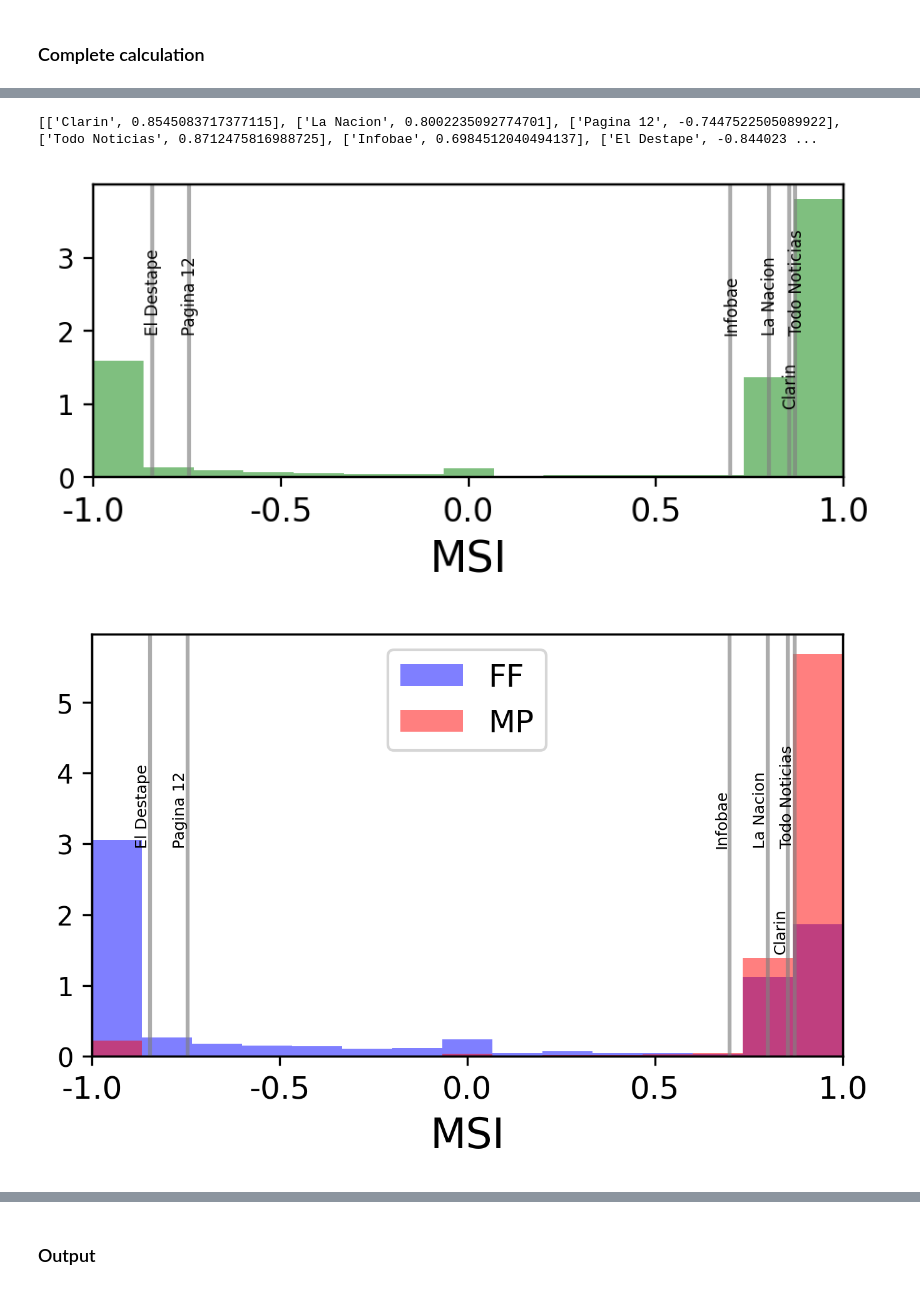
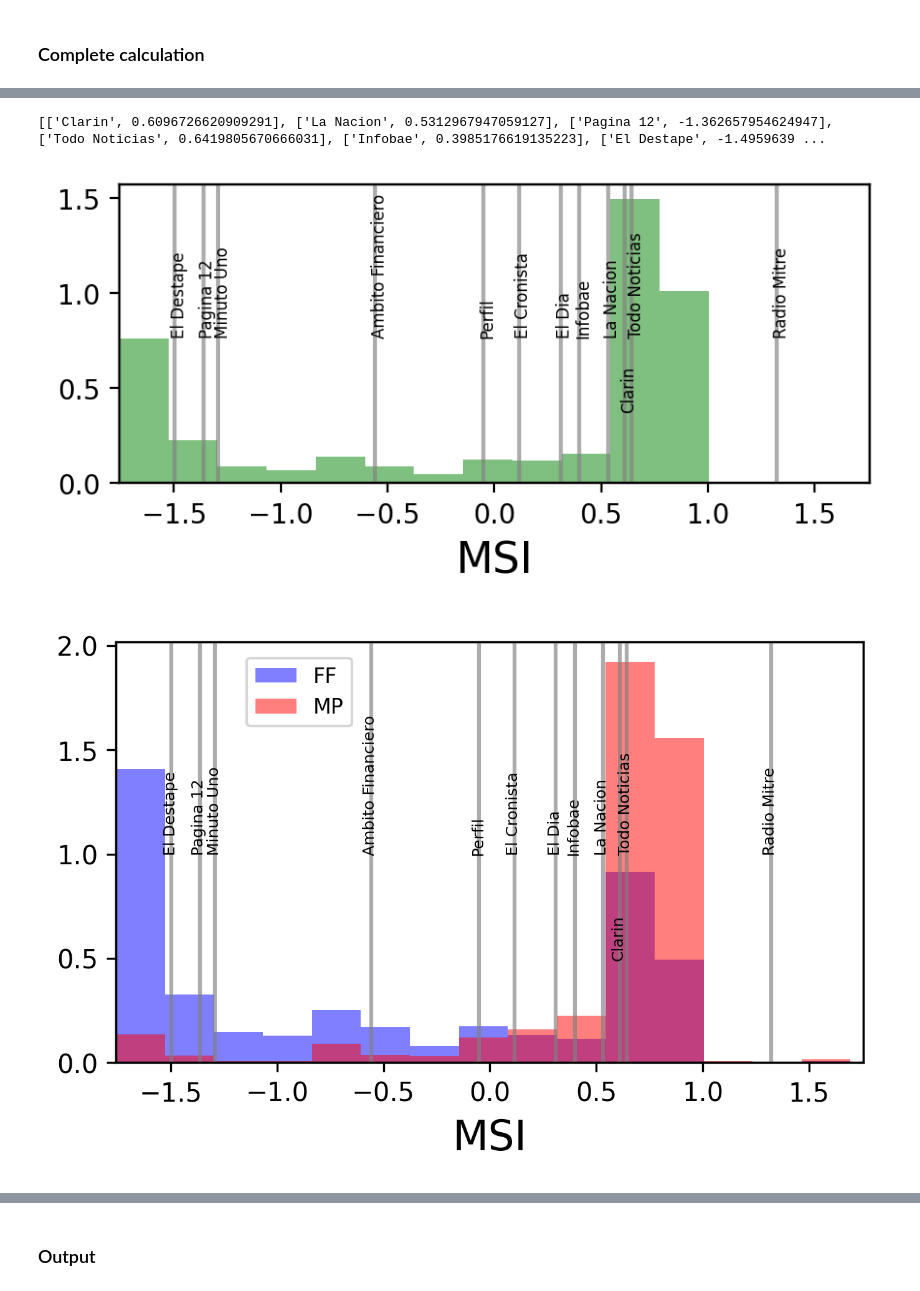
Before and after one commit to spinto88/MediaSharingIndex, a Jupyter notebook: MediaShareIndex_ppal_media.ipynb, the cells around one changed output, grey strips where cells are left out. Drawn from its saved outputs; the diff is of its cells as text; code cells hidden in the pictures.

```diff
--- a/MediaShareIndex_ppal_media.ipynb
+++ b/MediaShareIndex_ppal_media.ipynb
@@ -84,7 +84,10 @@ def calculate_scores(A, it=15):
 
 Preprocessing: we take the principal media outlets and those users that share at least two different principal media outlets
 # %%
-user_media_df_filtrado = user_media_df[['Clarin', 'La Nacion', 'Pagina 12', 'Todo Noticias', 'Infobae', 'El Destape']].copy()
+ppal_media = ['Clarin', 'La Nacion', 'Pagina 12', 'Todo Noticias', 'Infobae', 'El Destape']
+ppal_media += ['Ambito Financiero', 'Minuto Uno', 'Perfil', 'El Cronista', 'El Dia', 'Radio Mitre']
+
+user_media_df_filtrado = user_media_df[ppal_media].copy()
 # %%
 potential_users_msi_defined = user_media_df_filtrado[user_media_df_filtrado.apply(np.count_nonzero, axis = 1) > 0].shape[0]
 print(potential_users_msi_defined)
@@ -93,5 +96,5 @@ print(potential_users_msi_defined)
 # %%
-user_media_df_filtrado = user_media_df_filtrado[user_media_df_filtrado.apply(np.count_nonzero, axis = 1) > 1].copy()
+user_media_df_filtrado = user_media_df_filtrado[user_media_df_filtrado.apply(np.count_nonzero, axis = 1) > 2].copy()
 # %%
 user_media_df_filtrado.head(n = 5)
 # %% [output]
@@ -233,5 +236,5 @@ Text(0.5, 1.0, "Media outlets' index")
 ### Complete calculation
 # %%
 #### Aplication over data
-user_media_df_filtrado = user_media_df[['Clarin', 'La Nacion', 'Pagina 12', 'Todo Noticias', 'Infobae', 'El Destape']].copy()
+user_media_df_filtrado = user_media_df[ppal_media].copy()
 user_media_df_filtrado = user_media_df_filtrado[user_media_df_filtrado.apply(np.count_nonzero, axis = 1) > 0].copy()
@@ -241,25 +277,17 @@ A = user_media_df_filtrado.to_numpy()
 # %%
-score_users_new = np.random.normal(loc = 0, scale = 1.00, size = A.shape[0])
-score_users_new = (score_users_new - np.mean(score_users_new))/np.std(score_users_new)
-
-for iteration in range(50):
-
-    score_media_new = np.array([np.average(score_users_new, weights=A[:,i]) for i in range(A.shape[1])])
-    score_users_new = np.array([np.average(score_media_new, weights=A[j,:]) for j in range(A.shape[0])])
-
-    score_users_new = (score_users_new - np.mean(score_users_new))/np.std(score_users_new)
-
-score_users = (-1 + 2 * (score_users_new-np.min(score_users_new))/np.ptp(score_users_new)) #scaled
+#score_users = (-1 + 2 * (score_users_new-np.min(score_users_new))/np.ptp(score_users_new)) #scaled
+score_users = score_users_new
 # %%
 score_media = np.array([np.average(score_users, weights=A[:,i]) for i in range(A.shape[1])])
 media_score = [[user_media_df_filtrado.columns[i], score_media[i]] for i in range(len(score_media))]
 print(media_score)
 # %% [output]
-[['Clarin', 0.8545083717377115], ['La Nacion', 0.8002235092774701], ['Pagina 12', -0.7447522505089922], ['Todo Noticias', 0.8712475816988725], ['Infobae', 0.6984512040494137], ['El Destape', -0.844023 ...
+[['Clarin', 0.6096726620909291], ['La Nacion', 0.5312967947059127], ['Pagina 12', -1.362657954624947], ['Todo Noticias', 0.6419805670666031], ['Infobae', 0.3985176619135223], ['El Destape', -1.4959639 ...
 # %%
 # Scores of the users
 fig, ax = plt.subplots(dpi = 200, figsize=(5,2))
-ax.hist(score_users, bins = 15, range=(-1, 1), alpha = 0.50, color = 'g', density = True)
+#ax.hist(score_users, bins = 15, range=(-1, 1), alpha = 0.50, color = 'g', density = True)
+ax.hist(score_users, bins = 15, alpha = 0.50, color = 'g', density = True)
 ax.set_xlabel(r'MSI', size = 16)
 
 ax2 = ax.twinx()
@@ -270,11 +298,11 @@ for ms in media_score:
     else:
         ax2.text(x = ms[1]-0.02, y = 0.25, s=ms[0], rotation = 90, size = 6)
 ax2.set_yticks([])
-ax.set_xticks(np.arange(-1, 1.05, 0.50), np.arange(-1, 1.05, 0.50), size = 12)
-ax.set_xlim([-1, 1])
+#ax.set_xticks(np.arange(-1, 1.05, 0.50), np.arange(-1, 1.05, 0.50), size = 12)
+ax.set_xlim([-np.abs(user_media_df_filtrado['score']).max(), np.abs(user_media_df_filtrado['score']).max()])
 plt.show()
 # %% [output]
-[figure, old version]
+[figure, new version]
 # %%
 user_media_df_filtrado['score'] = score_users
 # %%
@@ -286,30 +314,31 @@ user_media_df_filtrado['ideology'] = ideology_of_msi_users
 # %%
 # Scores of the users
 fig, ax = plt.subplots(dpi = 300, figsize=(5,3))
 ax.set_position([0.10, 0.20, 0.80, 0.75])
 
 ideocolor = {'FF': 'b', 'MP': 'r'}
 for ideology in ['FF', 'MP']:
-    ax.hist(user_media_df_filtrado[user_media_df_filtrado['ideology'] == ideology]['score'], bins = 15, range=(-1, 1), alpha = 0.50, color = ideocolor[ideology], density = True, label = ideology)
+    #ax.hist(user_media_df_filtrado[user_media_df_filtrado['ideology'] == ideology]['score'], bins = 15, range=(-1, 1), alpha = 0.50, color = ideocolor[ideology], density = True, label = ideology)
+    ax.hist(user_media_df_filtrado[user_media_df_filtrado['ideology'] == ideology]['score'], bins = 15, alpha = 0.50, color = ideocolor[ideology], density = True, label = ideology)
 ax.set_xlabel(r'MSI', size = 16)
-ax.legend(loc = 'upper center', fontsize = 12)
+ax.legend(loc = (0.175, 0.80), fontsize = 8)
 
 ax2 = ax.twinx()
 ax2.set_position([0.10, 0.20, 0.80, 0.75])
 
 for ms in media_score:
     ax2.axvline(ms[1], color = 'grey', alpha = 0.65)
     if ms[0] != 'Clarin':
         ax2.text(x = ms[1]-0.04, y = 0.5, s=ms[0], rotation = 90, size = 6)
     else:
         ax2.text(x = ms[1]-0.04, y = 0.25, s=ms[0], rotation = 90, size = 6)
 ax2.set_yticks([])
 
 
 ax2.set_yticks([])
-ax.set_xticks(np.arange(-1, 1.05, 0.50), np.arange(-1, 1.05, 0.50), size = 12)
-ax.set_xlim([-1, 1])
+#ax.set_xticks(np.arange(-1, 1.05, 0.50), np.arange(-1, 1.05, 0.50), size = 12)
+ax.set_xlim([-np.abs(user_media_df_filtrado['score']).max(), np.abs(user_media_df_filtrado['score']).max()])
 plt.savefig('Results/MSI.png')
 plt.show()
 # %% [output]
-[figure, old version]
+[figure, new version]
```
Also changed, not shown: parts of 14 cells of this notebook, 5 other files.
